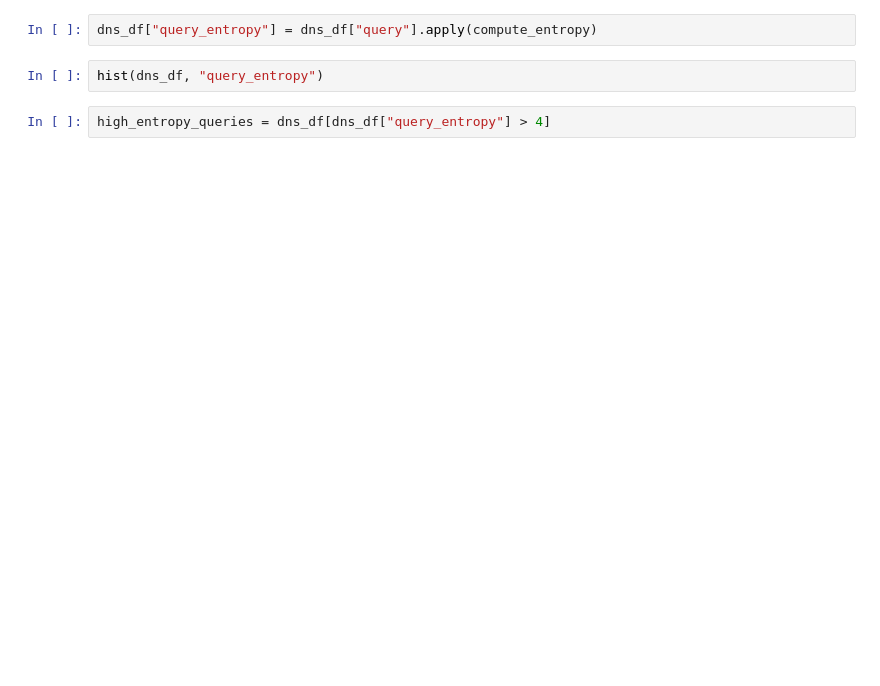
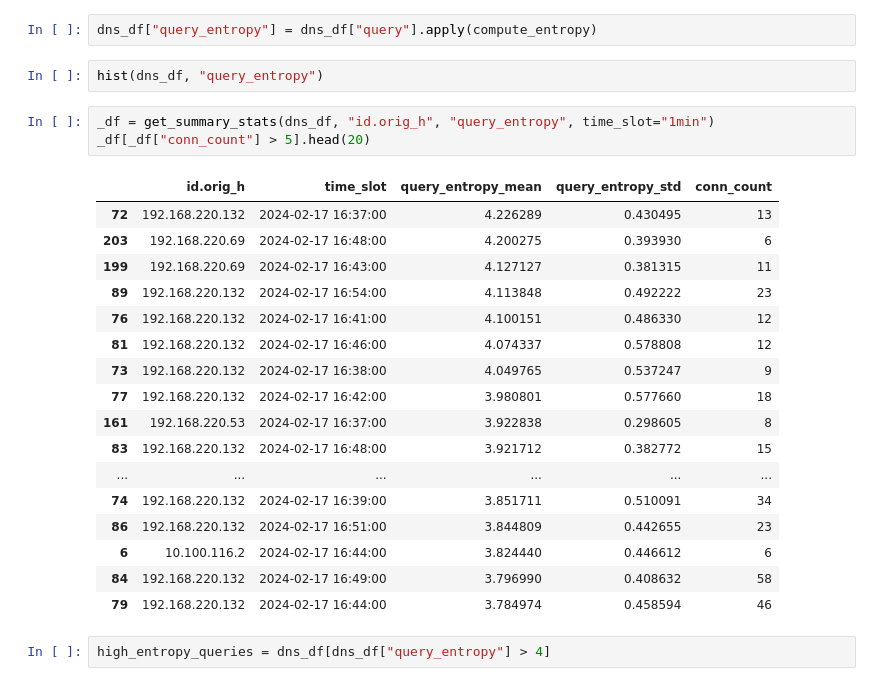
Before and after one commit to nriccardi/zeek_playground, a Jupyter notebook: sandbox.ipynb, the cells around one changed output. Cells and saved outputs as stored; diff of their text form; blank space fills up the shorter version.

```diff
--- a/sandbox.ipynb
+++ b/sandbox.ipynb
@@ -438,6 +447,27 @@ get_counts(dns_df, "query", time_slot="1min")
 dns_df["query_entropy"] = dns_df["query"].apply(compute_entropy)
 # %%
 hist(dns_df, "query_entropy")
+# %%
+_df = get_summary_stats(dns_df, "id.orig_h", "query_entropy", time_slot="1min")
+_df[_df["conn_count"] > 5].head(20)
+# %% [output]
+|  | id.orig_h | time_slot | query_entropy_mean | query_entropy_std | conn_count |
+| 72 | 192.168.220.132 | 2024-02-17 16:37:00 | 4.226289 | 0.430495 | 13 |
+| 203 | 192.168.220.69 | 2024-02-17 16:48:00 | 4.200275 | 0.393930 | 6 |
+| 199 | 192.168.220.69 | 2024-02-17 16:43:00 | 4.127127 | 0.381315 | 11 |
+| 89 | 192.168.220.132 | 2024-02-17 16:54:00 | 4.113848 | 0.492222 | 23 |
+| 76 | 192.168.220.132 | 2024-02-17 16:41:00 | 4.100151 | 0.486330 | 12 |
+| 81 | 192.168.220.132 | 2024-02-17 16:46:00 | 4.074337 | 0.578808 | 12 |
+| 73 | 192.168.220.132 | 2024-02-17 16:38:00 | 4.049765 | 0.537247 | 9 |
+| 77 | 192.168.220.132 | 2024-02-17 16:42:00 | 3.980801 | 0.577660 | 18 |
+| 161 | 192.168.220.53 | 2024-02-17 16:37:00 | 3.922838 | 0.298605 | 8 |
+| 83 | 192.168.220.132 | 2024-02-17 16:48:00 | 3.921712 | 0.382772 | 15 |
+| ... | ... | ... | ... | ... | ... |
+| 74 | 192.168.220.132 | 2024-02-17 16:39:00 | 3.851711 | 0.510091 | 34 |
+| 86 | 192.168.220.132 | 2024-02-17 16:51:00 | 3.844809 | 0.442655 | 23 |
+| 6 | 10.100.116.2 | 2024-02-17 16:44:00 | 3.824440 | 0.446612 | 6 |
+| 84 | 192.168.220.132 | 2024-02-17 16:49:00 | 3.796990 | 0.408632 | 58 |
+| 79 | 192.168.220.132 | 2024-02-17 16:44:00 | 3.784974 | 0.458594 | 46 |
 # %%
 high_entropy_queries = dns_df[dns_df["query_entropy"] > 4]
 # %%
```
Also changed, not shown: parts of 18 cells of this notebook, 3 other files.
